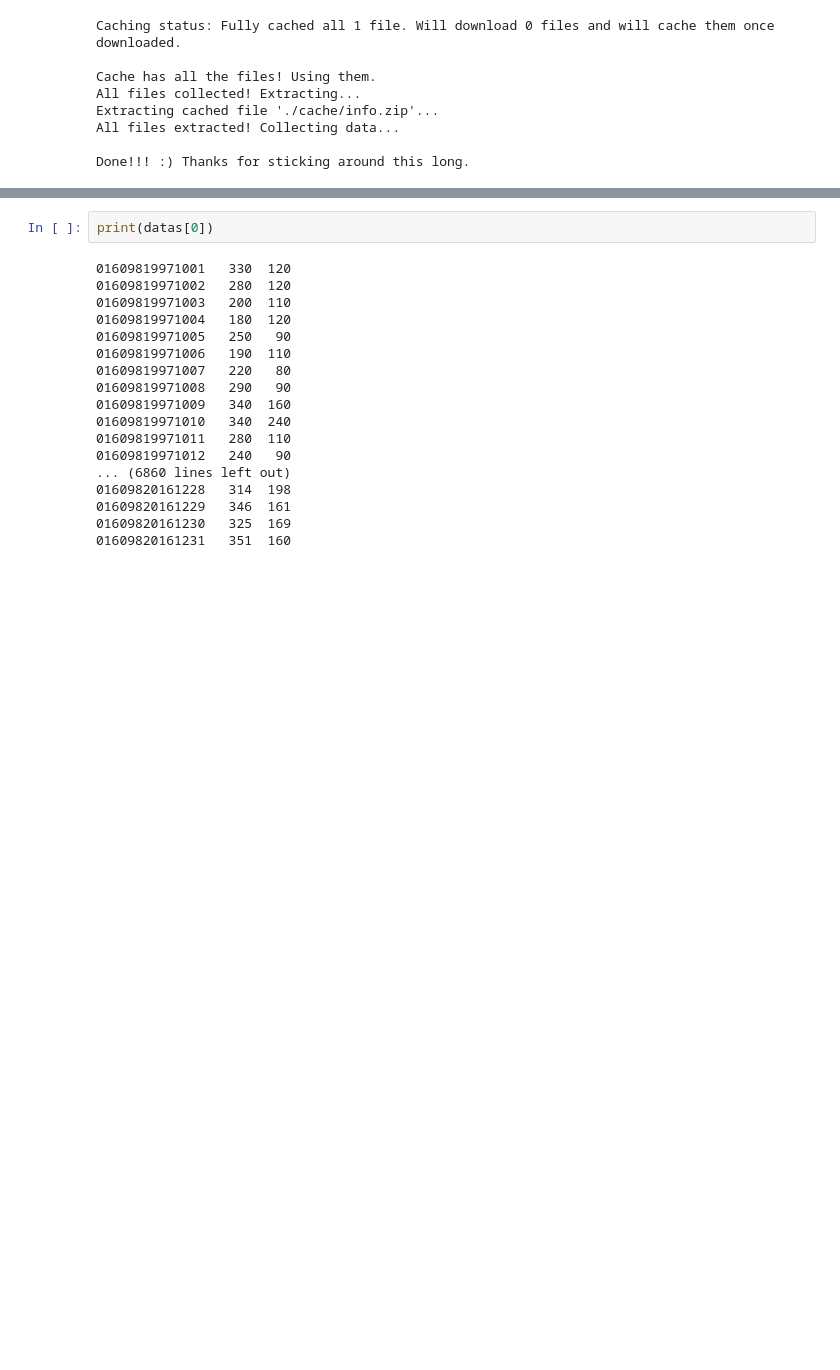
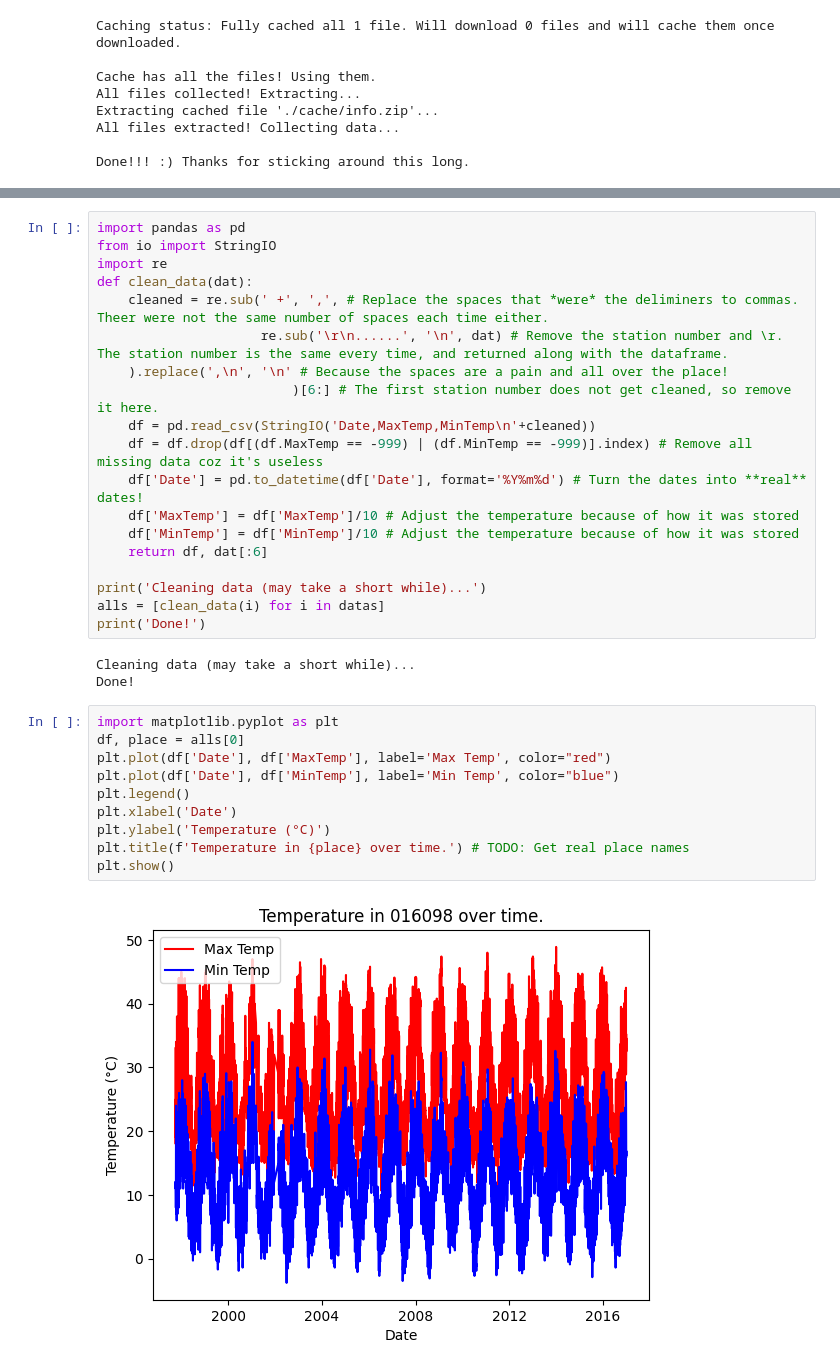
Before and after one commit to Tsunami014/DataAnalysis, a Jupyter notebook: theory/phase3.ipynb, the cells around one changed output, grey strips where cells are left out. Cells and saved outputs as stored; diff of their text form; blank space fills up the shorter version.

Commit message:
Added funtions to clean and plot the data!!! YAY!!!!

```diff
--- a/theory/phase3.ipynb
+++ b/theory/phase3.ipynb
@@ -165,23 +166,37 @@ Note that although both maximum and minimum adjusted values are shown, in most c
 (shown by the suffix on the file name)
 
 6 April 2020
-# %%
-print(datas[0])
-# %% [output]
-01609819971001   330  120
-01609819971002   280  120
-01609819971003   200  110
-01609819971004   180  120
-01609819971005   250   90
-01609819971006   190  110
-01609819971007   220   80
-01609819971008   290   90
-01609819971009   340  160
-01609819971010   340  240
-01609819971011   280  110
-01609819971012   240   90
-... (6860 lines left out)
-01609820161228   314  198
-01609820161229   346  161
-01609820161230   325  169
-01609820161231   351  160
+# %%
+import pandas as pd
+from io import StringIO
+import re
+def clean_data(dat):
+    cleaned = re.sub(' +', ',', # Replace the spaces that *were* the deliminers to commas. Theer were not the same number of spaces each time either.
+                     re.sub('\r\n......', '\n', dat) # Remove the station number and \r. The station number is the same every time, and returned along with the dataframe.
+    ).replace(',\n', '\n' # Because the spaces are a pain and all over the place!
+                         )[6:] # The first station number does not get cleaned, so remove it here.
+    df = pd.read_csv(StringIO('Date,MaxTemp,MinTemp\n'+cleaned))
+    df = df.drop(df[(df.MaxTemp == -999) | (df.MinTemp == -999)].index) # Remove all missing data coz it's useless
+    df['Date'] = pd.to_datetime(df['Date'], format='%Y%m%d') # Turn the dates into **real** dates!
+    df['MaxTemp'] = df['MaxTemp']/10 # Adjust the temperature because of how it was stored
+    df['MinTemp'] = df['MinTemp']/10 # Adjust the temperature because of how it was stored
+    return df, dat[:6]
+
+print('Cleaning data (may take a short while)...')
+alls = [clean_data(i) for i in datas]
+print('Done!')
+# %% [output]
+Cleaning data (may take a short while)...
+Done!
+# %%
+import matplotlib.pyplot as plt
+df, place = alls[0]
+plt.plot(df['Date'], df['MaxTemp'], label='Max Temp', color="red")
+plt.plot(df['Date'], df['MinTemp'], label='Min Temp', color="blue")
+plt.legend()
+plt.xlabel('Date')
+plt.ylabel('Temperature (°C)')
+plt.title(f'Temperature in {place} over time.') # TODO: Get real place names
+plt.show()
+# %% [output]
+[figure, added]
```
Also changed, not shown: parts of 1 cell of this notebook.
